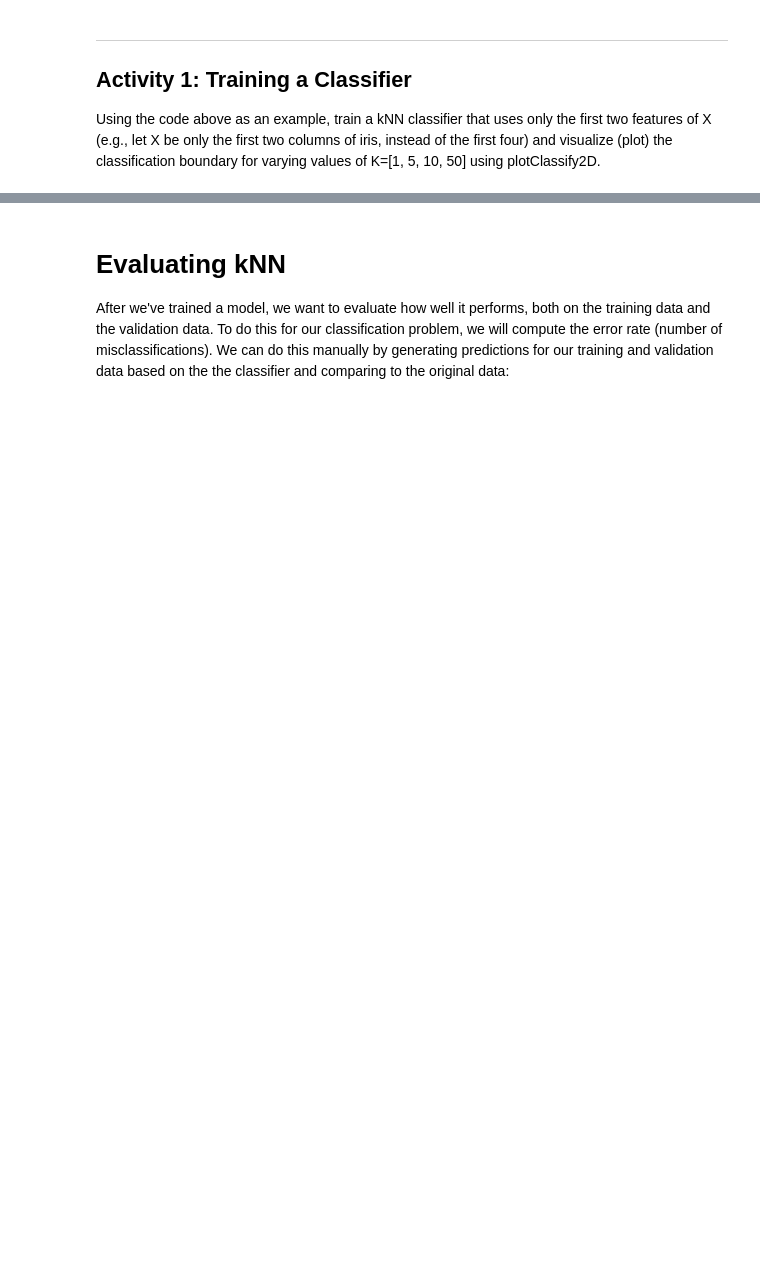
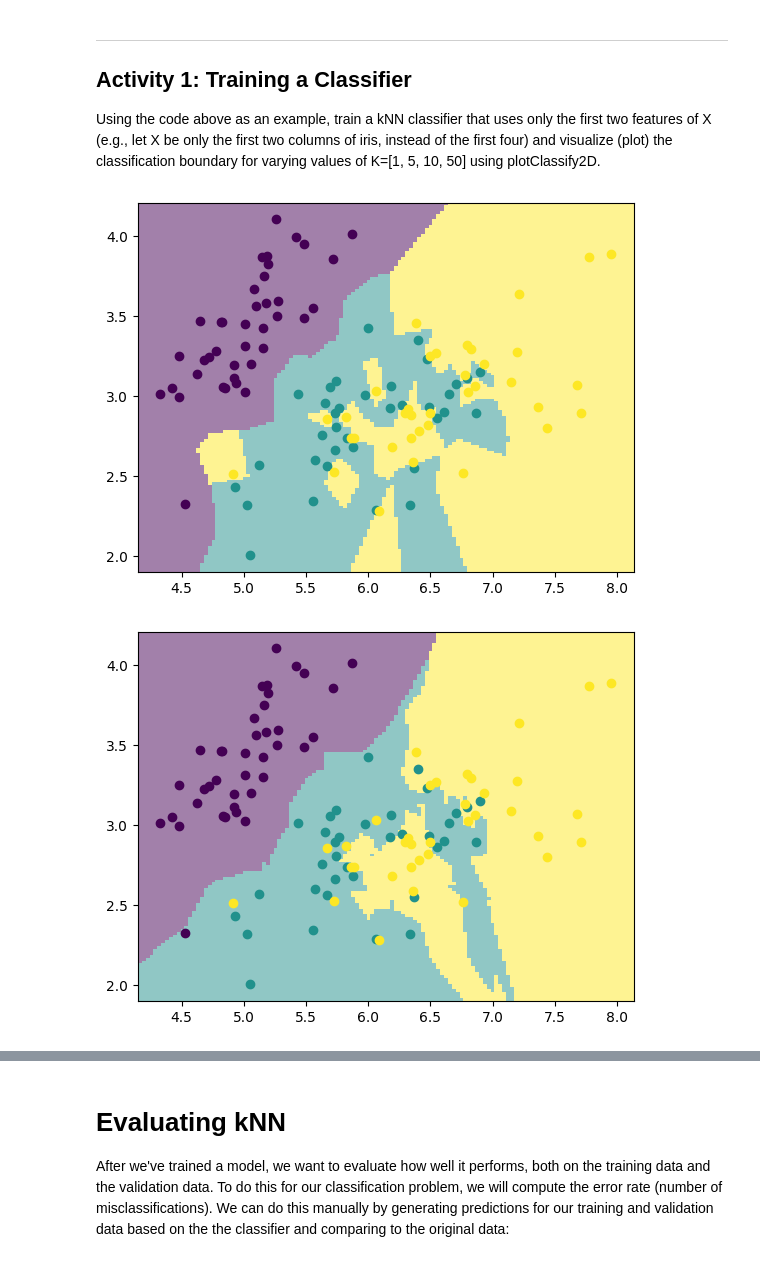
Before and after one commit to CS-490-Machine-Learning/homework-1-knn-baileygallagher, a Jupyter notebook: HW01.ipynb, the cells around one changed output, grey strips where cells are left out. Cells and saved outputs as stored; diff of their text form; code cells hidden in the pictures; blank space fills up the shorter version.

Commit message:
Update HW01.ipynb
Graphs Done

```diff
--- a/HW01.ipynb
+++ b/HW01.ipynb
@@ -83,0 +85,25 @@ for i, k in enumerate(K):
+# %%
+import matplotlib.pyplot as plt
+K=[1, 5, 10, 50]
+
+for i, k in enumerate(K):
+
+    # TODO: build and train classifier using the first two features of Xtrain
+
+    # TODO: plot decision boundary
+     Y = iris[:,-1]              # target value (iris species) is the last column
+     X = iris[:,0:2]             # features are the other columns, only first two columns
+     np.random.seed(0)           # set the random number seed
+     X,Y = ml.shuffleData(X,Y)  # shuffle data randomly
+     Xtrain,Xval,Ytrain,Yval = ml.splitData(X,Y, 0.75)  # split data into 75/25 train/validation
+    # unsure if this needs to be re-done, but better to just do it again in case
+    #actually training now
+     knn2D = ml.knn.knnClassify( Xtrain[:,:2], Ytrain, K[i] )
+    #getting each loop graph to appear seperately as opposed to all in one graph
+     plt.figure()
+     ml.plotClassify2D( knn2D, Xtrain[:,0:2], Ytrain)
+
+plt.show()
+# %% [output]
+[figure, added]
+[figure, added]
```
Also changed, not shown: parts of 11 cells of this notebook.
